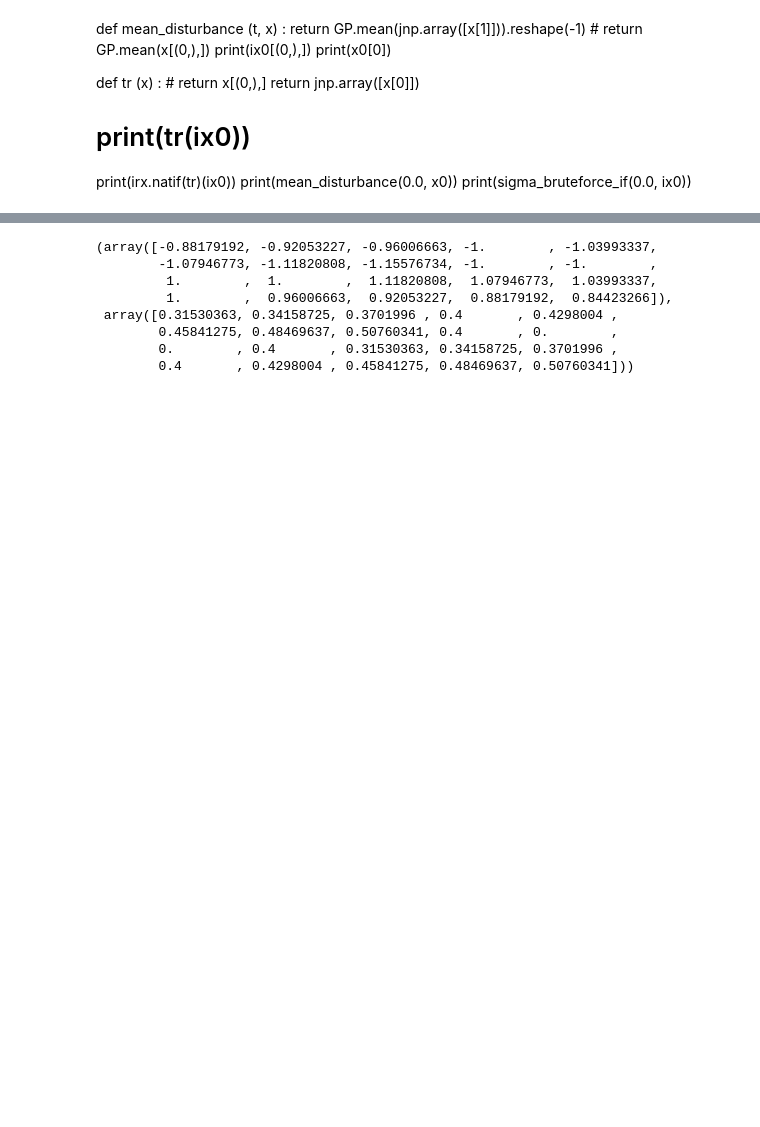
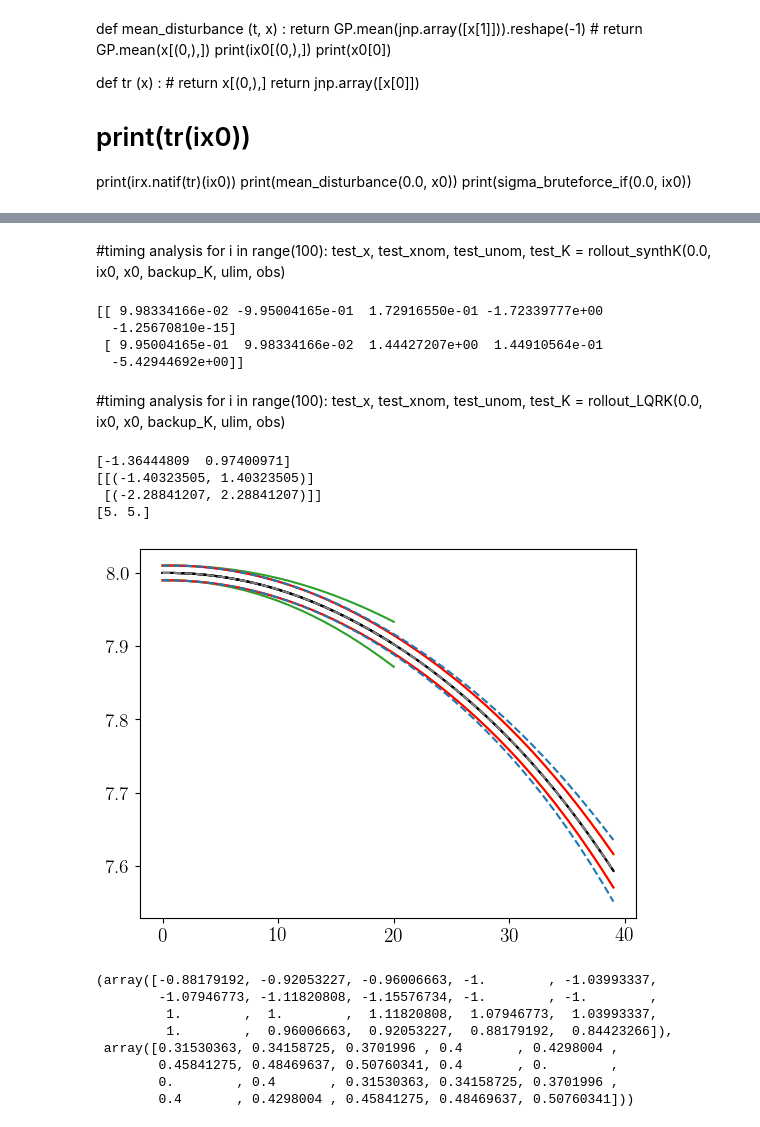
Before and after one commit to caoenqi/rta_mmtvgp, a Jupyter notebook: rta_matlab_compare_tvgp.ipynb, the cells around one changed output, grey strips where cells are left out. Cells and saved outputs as stored; diff of their text form; code cells hidden in the pictures; blank space fills up the shorter version.

```diff
--- a/rta_matlab_compare_tvgp.ipynb
+++ b/rta_matlab_compare_tvgp.ipynb
@@ -541,3 +940,79 @@ collection_id(xxnom, xx)
+# %% [markdown]
+#timing analysis
+for i in range(100):
+    test_x, test_xnom, test_unom, test_K = rollout_synthK(0.0, ix0, x0, backup_K, ulim, obs)
+# %%
+# for comparison, just do LQR on linearized system around x0, u0
+def rollout_LQRK(cur_t, cur_ix, cur_x, backup_K, ulim, obs):
+    A, B = jax.jacfwd(lambda x: sys.f(0, x, u0, [0]))(cur_x), jax.jacfwd(lambda u: sys.f(0, cur_x, u, [0]))(u0)
+    # weight matrices
+    Q = jnp.array([1, 1, 1, 1, 1]) * jnp.eye(sys.xlen)
+    R = jnp.array([1, 1]) * jnp.eye(2)
+
+    # LQR to get K
+    K, _, _ = control.lqr(A, B, Q, R)
+
+    new_K = -1 * K
+    xx, xxnom, unom_arr = rollout(cur_t, cur_ix, cur_x, new_K, backup_K, obs)
+    return xx, xxnom, unom_arr, new_K
+
+test_x, test_xnom, test_unom, test_K = rollout_LQRK(0.0, ix0, x0, backup_K, ulim, obs)
+print(test_K)
+# %% [output]
+[[ 9.98334166e-02 -9.95004165e-01  1.72916550e-01 -1.72339777e+00
+  -1.25670810e-15]
+ [ 9.95004165e-01  9.98334166e-02  1.44427207e+00  1.44910564e-01
+  -5.42944692e+00]]
+# %% [markdown]
+#timing analysis
+for i in range(100):
+    test_x, test_xnom, test_unom, test_K = rollout_LQRK(0.0, ix0, x0, backup_K, ulim, obs)
+# %%
+#compare synthesized K with initial K
+
+traj_len = 40
+state_offset = 1 # between 0 and 4
+
+# open loop
+xx, xxnom, unom_arr, _, _, _, _ = rollout_init(0.0, ix0, x0, ulim, backup_K, obs)
+plt.plot(xx[:traj_len, 0+state_offset], label='init K lower', color="tab:green", linestyle='-')
+plt.plot(xx[:traj_len, 5+state_offset], label='init K upper', color="tab:green", linestyle='-')
+plt.plot(xxnom[:traj_len, 0+state_offset], label='init K ref', color="black", linestyle='-')
+
+# zero K
+# xx, xxnom, unom_arr = rollout(0.0, ix0, x0, 0*feedback_K, backup_K, obs)
+# plt.plot(xx[:traj_len, 0+state_offset], label='NO K lower', color="tab:red", linestyle='-')
+# plt.plot(xx[:traj_len, 5+state_offset], label='NO K upper', color="tab:red", linestyle='-')
+# plt.plot(xxnom[:traj_len, 0+state_offset], label='OG K ref', color="black", linestyle='-')
+
+# K from initial LQR
+xx, xxnom, unom_arr = rollout(0.0, ix0, x0, feedback_K, backup_K, obs)
+plt.plot(xx[:traj_len, 0+state_offset], label='LQR K lower', color="orange", linestyle='-')
+plt.plot(xx[:traj_len, 5+state_offset], label='LQR K upper', color="orange", linestyle='-')
+plt.plot(xxnom[:traj_len, 0+state_offset], label='OG K ref', color="black", linestyle='-')
+
+# K from Synthesized LQR
+xx, xxnom, unom_arr, _ = rollout_LQRK(0.0, ix0, x0, backup_K, ulim, obs)
+plt.plot(xx[:traj_len, 0+state_offset], label='LQR K lower', color="red", linestyle='-')
+plt.plot(xx[:traj_len, 5+state_offset], label='LQR K upper', color="red", linestyle='-')
+plt.plot(xxnom[:traj_len, 0+state_offset], label='OG K ref', color="black", linestyle='-')
+
+# K from synthesized
+xx, xxnom, unom_arr, _ = rollout_synthK(0.0, ix0, x0, backup_K, ulim, obs)
+plt.plot(xx[:traj_len, 0+state_offset], label='NEW K lower', color="tab:blue", linestyle='--')
+plt.plot(xx[:traj_len, 5+state_offset], label='NEW K upper', color="tab:blue", linestyle='--')
+plt.plot(xxnom[:traj_len, 0+state_offset], label='NEW K ref', color="tab:gray", linestyle='--')
+
+
+print(output_K @ x_prime)
+print(irx.interval(output_K) @ irx.icentpert(0., x_prime))
+print(u_prime)
+# %% [output]
+[-1.36444809  0.97400971]
+[[(-1.40323505, 1.40323505)]
+ [(-2.28841207, 2.28841207)]]
+[5. 5.]
+[figure, added]
 # %%
 def quadplot(xpos,ypos,rot,scale):
     ts=-.5*np.arange(np.pi,3/2*np.pi,.2)+.3
```
Also changed, not shown: parts of 25 cells of this notebook, 1 other file.
